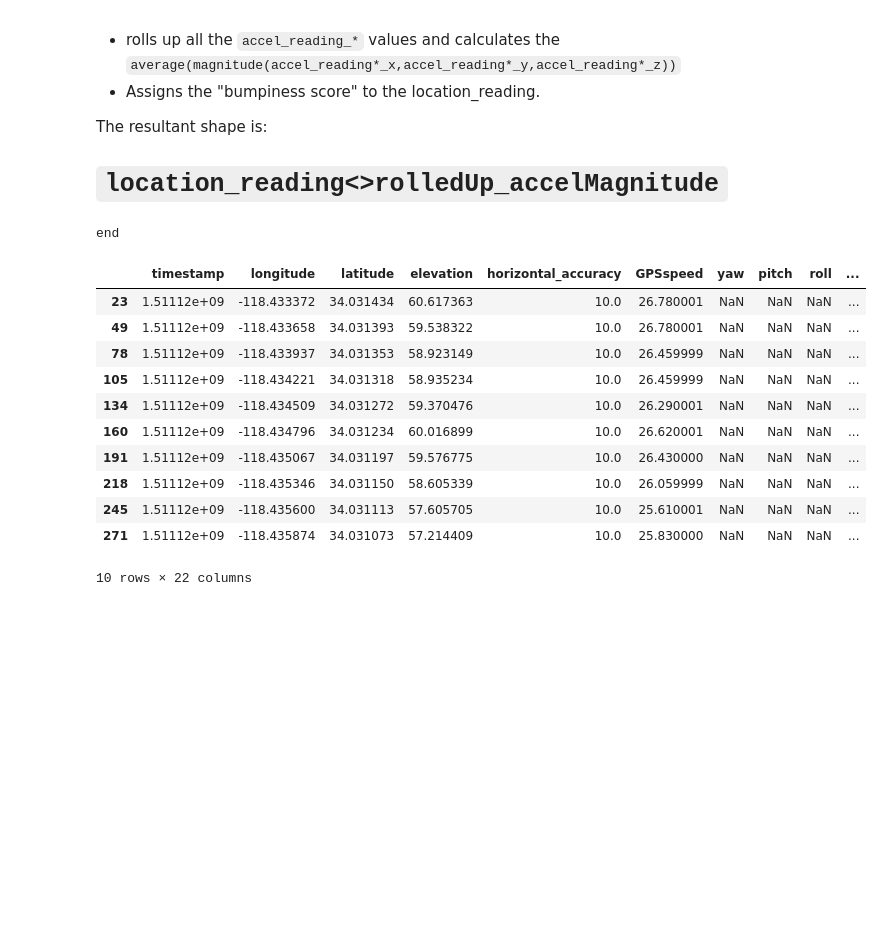
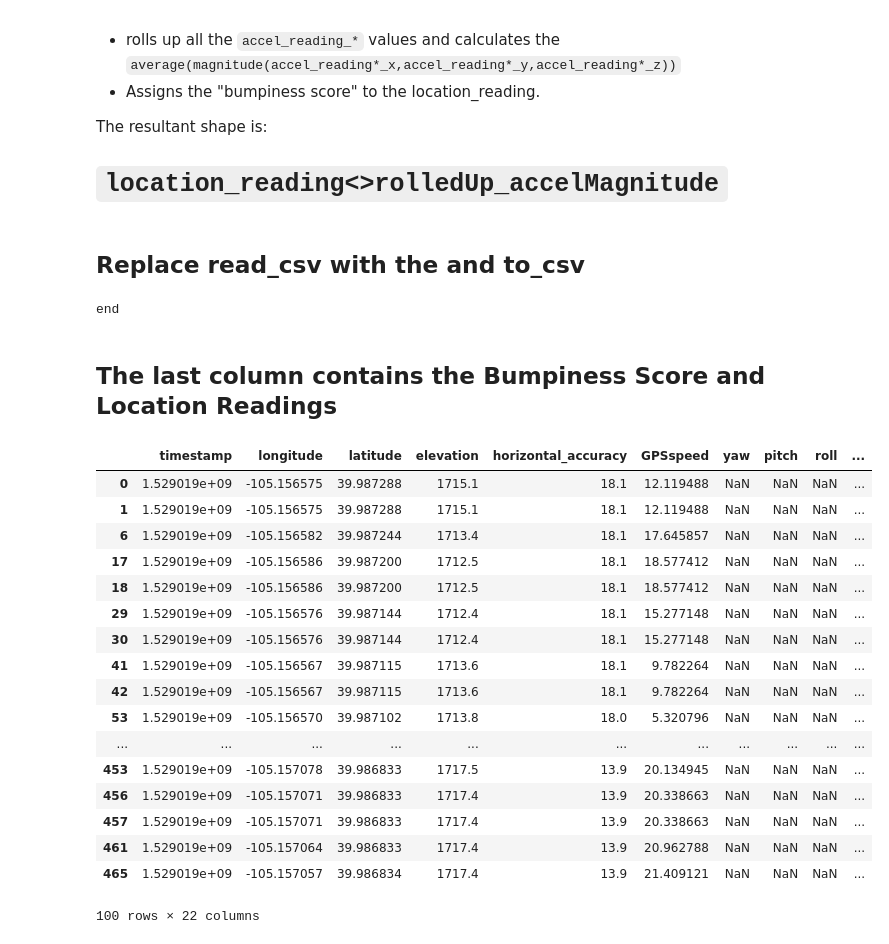
Before and after one commit to Streets-Data-Collaborative/osc-tools, a Jupyter notebook: osc-accel-parse.ipynb, the cells around one changed output. Cells and saved outputs as stored; diff of their text form; code cells hidden in the pictures; blank space fills up the shorter version.

```diff
--- a/osc-accel-parse.ipynb
+++ b/osc-accel-parse.ipynb
@@ -23,8 +49,11 @@ The code below:
 
 The resultant shape is:
 # `location_reading<>rolledUp_accelMagnitude`
+# %% [markdown]
+## Replace read_csv with the  and to_csv
 # %%
-df = pd.read_csv("972237_16905_5a11d7b0f1f80.txt",header=None,skiprows=1,delimiter=";",names=["timestamp","longitude","latitude","elevation","horizontal_accuracy","GPSspeed","yaw","pitch","roll","accelerationX","accelerationY","accelerationZ","pressure","compass","videoIndex","tripFrameIndex","gravityX","gravityY","gravityZ","OBD2speed","vertical_accuracy"])
+# Refer https://github.com/openstreetcam/openstreetview.org/issues/109 for file spec
+df = pd.read_csv("1249727_5b2306ecd0e60.txt",header=None,skiprows=1,delimiter=";",names=["timestamp","longitude","latitude","elevation","horizontal_accuracy","GPSspeed","yaw","pitch","roll","accelerationX","accelerationY","accelerationZ","pressure","compass","videoIndex","tripFrameIndex","gravityX","gravityY","gravityZ","OBD2speed","vertical_accuracy"])
 df['bump']=0
 locs =  df.loc[df['longitude'].notnull()].index
 bump=[]
@@ -58,21 +87,29 @@ for idx,i in enumerate(locs):
     #print "Assining ",bump_avg," to row",i
     df.loc[i,'bump'] = bump_avg
     #print "Avg of all the accels for ",idx, bump_avg
-df.iloc[locs].to_csv('972237-parsed.csv')
+df.iloc[locs].to_csv('1249727-parsed.csv')
 # %% [output]
 end
+# %% [markdown]
+## The last column contains the Bumpiness Score and Location Readings
 # %%
-df.iloc[locs].head(10)
+df.iloc[locs].head(100)
 # %% [output]
 |  | timestamp | longitude | latitude | elevation | horizontal_accuracy | GPSspeed | yaw | pitch | roll | ... |
-| 23 | 1.51112e+09 | -118.433372 | 34.031434 | 60.617363 | 10.0 | 26.780001 | NaN | NaN | NaN | ... |
-| 49 | 1.51112e+09 | -118.433658 | 34.031393 | 59.538322 | 10.0 | 26.780001 | NaN | NaN | NaN | ... |
-| 78 | 1.51112e+09 | -118.433937 | 34.031353 | 58.923149 | 10.0 | 26.459999 | NaN | NaN | NaN | ... |
-| 105 | 1.51112e+09 | -118.434221 | 34.031318 | 58.935234 | 10.0 | 26.459999 | NaN | NaN | NaN | ... |
-| 134 | 1.51112e+09 | -118.434509 | 34.031272 | 59.370476 | 10.0 | 26.290001 | NaN | NaN | NaN | ... |
-| 160 | 1.51112e+09 | -118.434796 | 34.031234 | 60.016899 | 10.0 | 26.620001 | NaN | NaN | NaN | ... |
-| 191 | 1.51112e+09 | -118.435067 | 34.031197 | 59.576775 | 10.0 | 26.430000 | NaN | NaN | NaN | ... |
-| 218 | 1.51112e+09 | -118.435346 | 34.031150 | 58.605339 | 10.0 | 26.059999 | NaN | NaN | NaN | ... |
-| 245 | 1.51112e+09 | -118.435600 | 34.031113 | 57.605705 | 10.0 | 25.610001 | NaN | NaN | NaN | ... |
-| 271 | 1.51112e+09 | -118.435874 | 34.031073 | 57.214409 | 10.0 | 25.830000 | NaN | NaN | NaN | ... |
+| 0 | 1.529019e+09 | -105.156575 | 39.987288 | 1715.1 | 18.1 | 12.119488 | NaN | NaN | NaN | ... |
+| 1 | 1.529019e+09 | -105.156575 | 39.987288 | 1715.1 | 18.1 | 12.119488 | NaN | NaN | NaN | ... |
+| 6 | 1.529019e+09 | -105.156582 | 39.987244 | 1713.4 | 18.1 | 17.645857 | NaN | NaN | NaN | ... |
+| 17 | 1.529019e+09 | -105.156586 | 39.987200 | 1712.5 | 18.1 | 18.577412 | NaN | NaN | NaN | ... |
+| 18 | 1.529019e+09 | -105.156586 | 39.987200 | 1712.5 | 18.1 | 18.577412 | NaN | NaN | NaN | ... |
+| 29 | 1.529019e+09 | -105.156576 | 39.987144 | 1712.4 | 18.1 | 15.277148 | NaN | NaN | NaN | ... |
+| 30 | 1.529019e+09 | -105.156576 | 39.987144 | 1712.4 | 18.1 | 15.277148 | NaN | NaN | NaN | ... |
+| 41 | 1.529019e+09 | -105.156567 | 39.987115 | 1713.6 | 18.1 | 9.782264 | NaN | NaN | NaN | ... |
+| 42 | 1.529019e+09 | -105.156567 | 39.987115 | 1713.6 | 18.1 | 9.782264 | NaN | NaN | NaN | ... |
+| 53 | 1.529019e+09 | -105.156570 | 39.987102 | 1713.8 | 18.0 | 5.320796 | NaN | NaN | NaN | ... |
+| ... | ... | ... | ... | ... | ... | ... | ... | ... | ... | ... |
+| 453 | 1.529019e+09 | -105.157078 | 39.986833 | 1717.5 | 13.9 | 20.134945 | NaN | NaN | NaN | ... |
+| 456 | 1.529019e+09 | -105.157071 | 39.986833 | 1717.4 | 13.9 | 20.338663 | NaN | NaN | NaN | ... |
+| 457 | 1.529019e+09 | -105.157071 | 39.986833 | 1717.4 | 13.9 | 20.338663 | NaN | NaN | NaN | ... |
+| 461 | 1.529019e+09 | -105.157064 | 39.986833 | 1717.4 | 13.9 | 20.962788 | NaN | NaN | NaN | ... |
+| 465 | 1.529019e+09 | -105.157057 | 39.986834 | 1717.4 | 13.9 | 21.409121 | NaN | NaN | NaN | ... |
-10 rows × 22 columns
+100 rows × 22 columns
```
Also changed, not shown: parts of 4 cells of this notebook, 4 other files.
